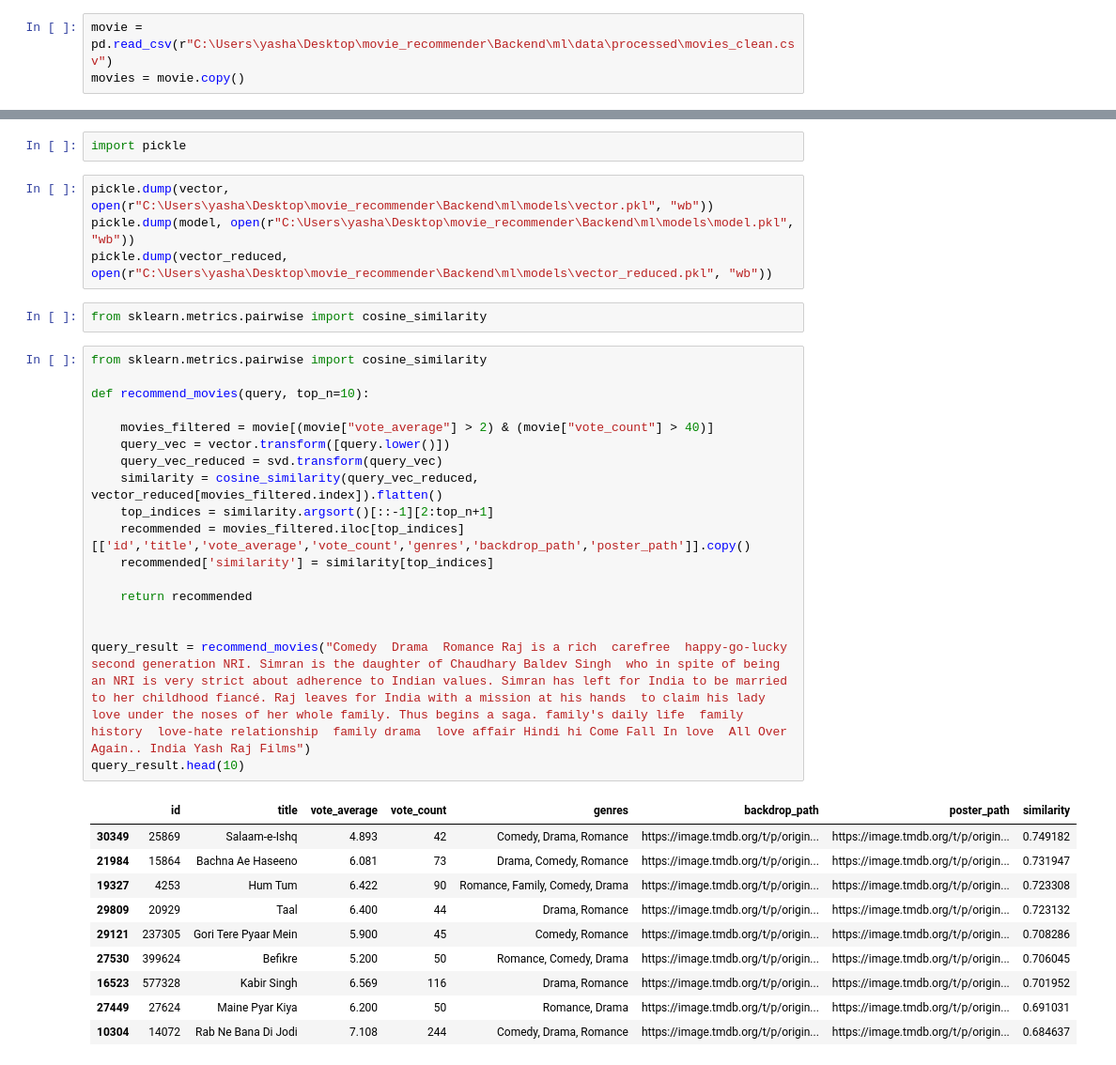
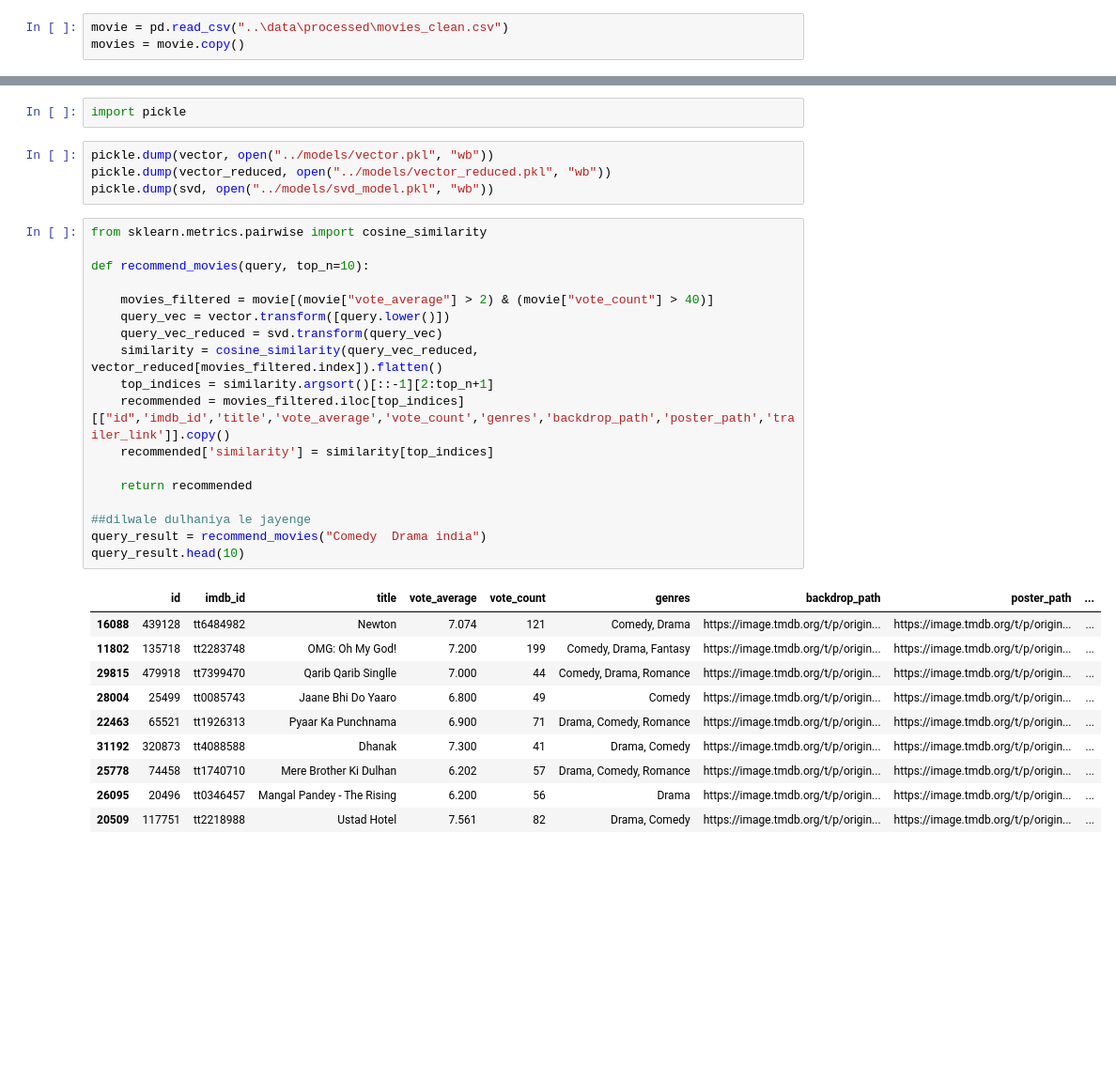
Before and after one commit to Yashasvikhatri9/MOVIE-RECOMMEND, a Jupyter notebook: Backend/ml/notebooks/2_model_training.ipynb, the cells around one changed output, grey strips where cells are left out. Shown at 94% size. Drawn from its saved outputs; the diff is of its cells as text; blank space fills up the shorter version.

```diff
--- a/Backend/ml/notebooks/2_model_training.ipynb
+++ b/Backend/ml/notebooks/2_model_training.ipynb
@@ -2,7 +2,7 @@
 import pandas as pd
 import numpy as np
 # %%
-movie = pd.read_csv(r"C:\Users\yasha\Desktop\movie_recommender\Backend\ml\data\processed\movies_clean.csv")
+movie = pd.read_csv("..\data\processed\movies_clean.csv")
 movies = movie.copy()
 # %%
 movies.info()
@@ -51,37 +41,35 @@ combined_vectors = np.hstack([vector_reduced, num_scaled])
 # %%
 import pickle
 # %%
-pickle.dump(vector, open(r"C:\Users\yasha\Desktop\movie_recommender\Backend\ml\models\vector.pkl", "wb"))
-pickle.dump(model, open(r"C:\Users\yasha\Desktop\movie_recommender\Backend\ml\models\model.pkl", "wb"))
-pickle.dump(vector_reduced, open(r"C:\Users\yasha\Desktop\movie_recommender\Backend\ml\models\vector_reduced.pkl", "wb"))
+pickle.dump(vector, open("../models/vector.pkl", "wb"))
+pickle.dump(vector_reduced, open("../models/vector_reduced.pkl", "wb"))
+pickle.dump(svd, open("../models/svd_model.pkl", "wb"))
-# %%
-from sklearn.metrics.pairwise import cosine_similarity
 # %%
 from sklearn.metrics.pairwise import cosine_similarity
 
 def recommend_movies(query, top_n=10):
 
     movies_filtered = movie[(movie["vote_average"] > 2) & (movie["vote_count"] > 40)]
     query_vec = vector.transform([query.lower()])
     query_vec_reduced = svd.transform(query_vec)
     similarity = cosine_similarity(query_vec_reduced, vector_reduced[movies_filtered.index]).flatten()
     top_indices = similarity.argsort()[::-1][2:top_n+1]
-    recommended = movies_filtered.iloc[top_indices][['id','title','vote_average','vote_count','genres','backdrop_path','poster_path']].copy()
+    recommended = movies_filtered.iloc[top_indices][["id",'imdb_id','title','vote_average','vote_count','genres','backdrop_path','poster_path','trailer_link']].copy()
     recommended['similarity'] = similarity[top_indices]
 
     return recommended
 
-
-query_result = recommend_movies("Comedy  Drama  Romance Raj is a rich  carefree  happy-go-lucky second generation NRI. Simran is the daughter of Chaudhary Baldev Singh  who in spite of being an NRI is very strict about adherence to Indian values. Simran has left for India to be married to her childhood fiancé. Raj leaves for India with a mission at his hands  to claim his lady love under the noses of her whole family. Thus begins a saga. family's daily life  family history  love-hate relationship  family drama  love affair Hindi hi Come Fall In love  All Over Again.. India Yash Raj Films")
+##dilwale dulhaniya le jayenge
+query_result = recommend_movies("Comedy  Drama india")
 query_result.head(10)
 # %% [output]
-|  | id | title | vote_average | vote_count | genres | backdrop_path | poster_path | similarity |
-| 30349 | 25869 | Salaam-e-Ishq | 4.893 | 42 | Comedy, Drama, Romance | https://image.tmdb.org/t/p/origin... | https://image.tmdb.org/t/p/origin... | 0.749182 |
-| 21984 | 15864 | Bachna Ae Haseeno | 6.081 | 73 | Drama, Comedy, Romance | https://image.tmdb.org/t/p/origin... | https://image.tmdb.org/t/p/origin... | 0.731947 |
-| 19327 | 4253 | Hum Tum | 6.422 | 90 | Romance, Family, Comedy, Drama | https://image.tmdb.org/t/p/origin... | https://image.tmdb.org/t/p/origin... | 0.723308 |
-| 29809 | 20929 | Taal | 6.400 | 44 | Drama, Romance | https://image.tmdb.org/t/p/origin... | https://image.tmdb.org/t/p/origin... | 0.723132 |
-| 29121 | 237305 | Gori Tere Pyaar Mein | 5.900 | 45 | Comedy, Romance | https://image.tmdb.org/t/p/origin... | https://image.tmdb.org/t/p/origin... | 0.708286 |
-| 27530 | 399624 | Befikre | 5.200 | 50 | Romance, Comedy, Drama | https://image.tmdb.org/t/p/origin... | https://image.tmdb.org/t/p/origin... | 0.706045 |
-| 16523 | 577328 | Kabir Singh | 6.569 | 116 | Drama, Romance | https://image.tmdb.org/t/p/origin... | https://image.tmdb.org/t/p/origin... | 0.701952 |
-| 27449 | 27624 | Maine Pyar Kiya | 6.200 | 50 | Romance, Drama | https://image.tmdb.org/t/p/origin... | https://image.tmdb.org/t/p/origin... | 0.691031 |
-| 10304 | 14072 | Rab Ne Bana Di Jodi | 7.108 | 244 | Comedy, Drama, Romance | https://image.tmdb.org/t/p/origin... | https://image.tmdb.org/t/p/origin... | 0.684637 |
+|  | id | imdb_id | title | vote_average | vote_count | genres | backdrop_path | poster_path | ... |
+| 16088 | 439128 | tt6484982 | Newton | 7.074 | 121 | Comedy, Drama | https://image.tmdb.org/t/p/origin... | https://image.tmdb.org/t/p/origin... | ... |
+| 11802 | 135718 | tt2283748 | OMG: Oh My God! | 7.200 | 199 | Comedy, Drama, Fantasy | https://image.tmdb.org/t/p/origin... | https://image.tmdb.org/t/p/origin... | ... |
+| 29815 | 479918 | tt7399470 | Qarib Qarib Singlle | 7.000 | 44 | Comedy, Drama, Romance | https://image.tmdb.org/t/p/origin... | https://image.tmdb.org/t/p/origin... | ... |
+| 28004 | 25499 | tt0085743 | Jaane Bhi Do Yaaro | 6.800 | 49 | Comedy | https://image.tmdb.org/t/p/origin... | https://image.tmdb.org/t/p/origin... | ... |
+| 22463 | 65521 | tt1926313 | Pyaar Ka Punchnama | 6.900 | 71 | Drama, Comedy, Romance | https://image.tmdb.org/t/p/origin... | https://image.tmdb.org/t/p/origin... | ... |
+| 31192 | 320873 | tt4088588 | Dhanak | 7.300 | 41 | Drama, Comedy | https://image.tmdb.org/t/p/origin... | https://image.tmdb.org/t/p/origin... | ... |
+| 25778 | 74458 | tt1740710 | Mere Brother Ki Dulhan | 6.202 | 57 | Drama, Comedy, Romance | https://image.tmdb.org/t/p/origin... | https://image.tmdb.org/t/p/origin... | ... |
+| 26095 | 20496 | tt0346457 | Mangal Pandey - The Rising | 6.200 | 56 | Drama | https://image.tmdb.org/t/p/origin... | https://image.tmdb.org/t/p/origin... | ... |
+| 20509 | 117751 | tt2218988 | Ustad Hotel | 7.561 | 82 | Drama, Comedy | https://image.tmdb.org/t/p/origin... | https://image.tmdb.org/t/p/origin... | ... |
```
Also changed, not shown: parts of 3 cells of this notebook, 4 other files.
